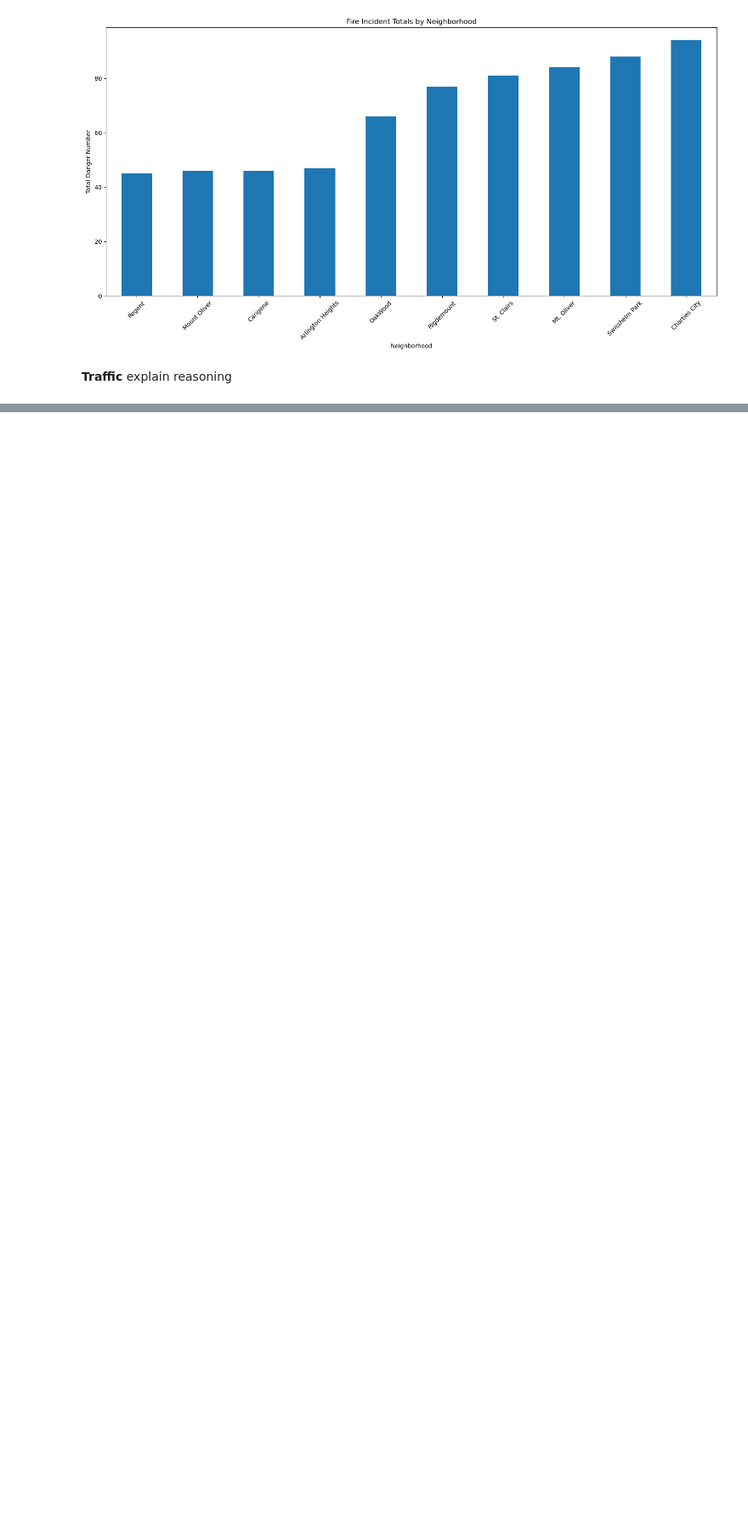
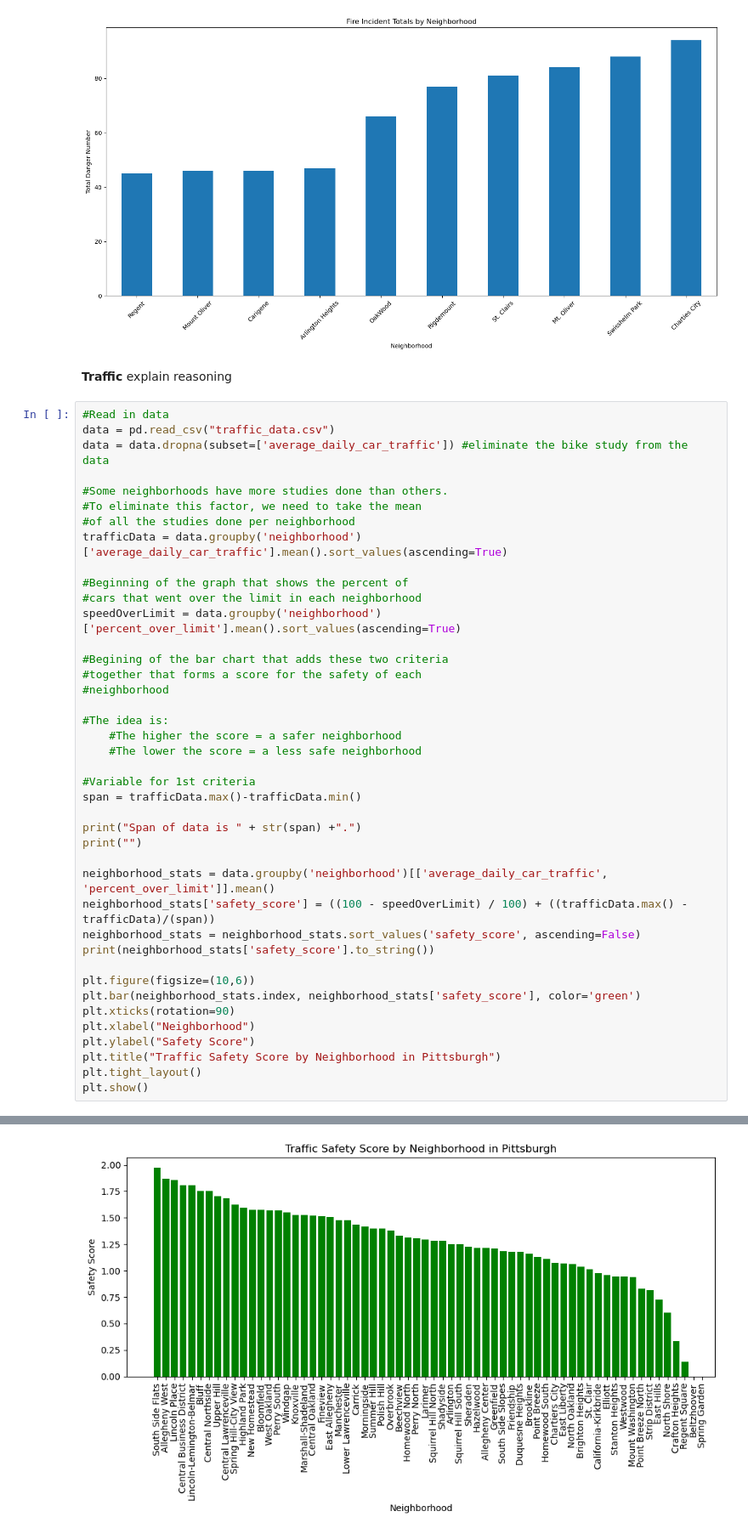
Before and after one commit to XRM2/Final-Project, a Jupyter notebook: FinalNotebook.ipynb, the cells around one changed output, grey strips where cells are left out. Shown: that part at 85% size. Drawn from its saved outputs; the diff is of its cells as text; blank space fills up the shorter version.

```diff
--- a/FinalNotebook.ipynb
+++ b/FinalNotebook.ipynb
@@ -77,3 +79,45 @@ plt.show()
 # %% [markdown]
 **Traffic**
 explain reasoning
+# %%
+#Read in data
+data = pd.read_csv("traffic_data.csv")
+data = data.dropna(subset=['average_daily_car_traffic']) #eliminate the bike study from the data
+
+#Some neighborhoods have more studies done than others.
+#To eliminate this factor, we need to take the mean
+#of all the studies done per neighborhood
+trafficData = data.groupby('neighborhood')['average_daily_car_traffic'].mean().sort_values(ascending=True)
+
+#Beginning of the graph that shows the percent of
+#cars that went over the limit in each neighborhood
+speedOverLimit = data.groupby('neighborhood')['percent_over_limit'].mean().sort_values(ascending=True)
+
+#Begining of the bar chart that adds these two criteria
+#together that forms a score for the safety of each
+#neighborhood
+
+#The idea is:
+    #The higher the score = a safer neighborhood
+    #The lower the score = a less safe neighborhood
+
+#Variable for 1st criteria
+span = trafficData.max()-trafficData.min()
+
+print("Span of data is " + str(span) +".")
+print("")
+
+neighborhood_stats = data.groupby('neighborhood')[['average_daily_car_traffic', 'percent_over_limit']].mean()
+neighborhood_stats['safety_score'] = ((100 - speedOverLimit) / 100) + ((trafficData.max() - trafficData)/(span))
+neighborhood_stats = neighborhood_stats.sort_values('safety_score', ascending=False)
+print(neighborhood_stats['safety_score'].to_string())
+
+plt.figure(figsize=(10,6))
+plt.bar(neighborhood_stats.index, neighborhood_stats['safety_score'], color='green')
+plt.xticks(rotation=90)
+plt.xlabel("Neighborhood")
+plt.ylabel("Safety Score")
+plt.title("Traffic Safety Score by Neighborhood in Pittsburgh")
+plt.tight_layout()
+plt.show()
+# %% [output]
@@ -79,0 +141 @@ explain reasoning
+[figure, added]
```
Also changed, not shown: parts of 2 cells of this notebook, 1 other file.
